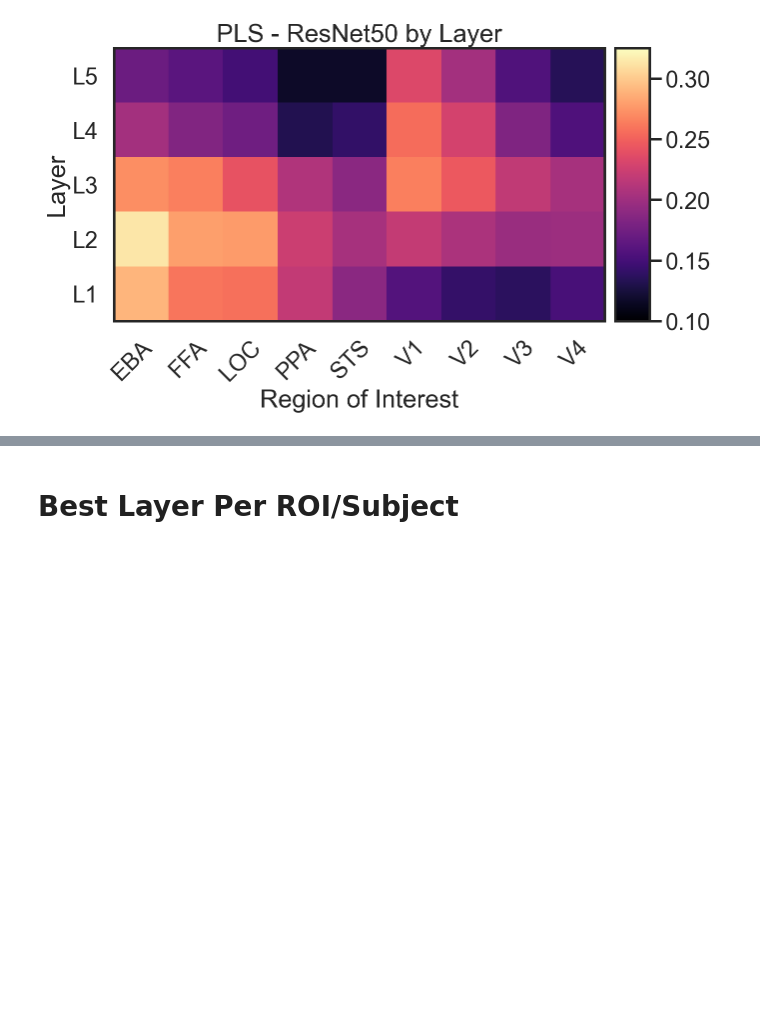
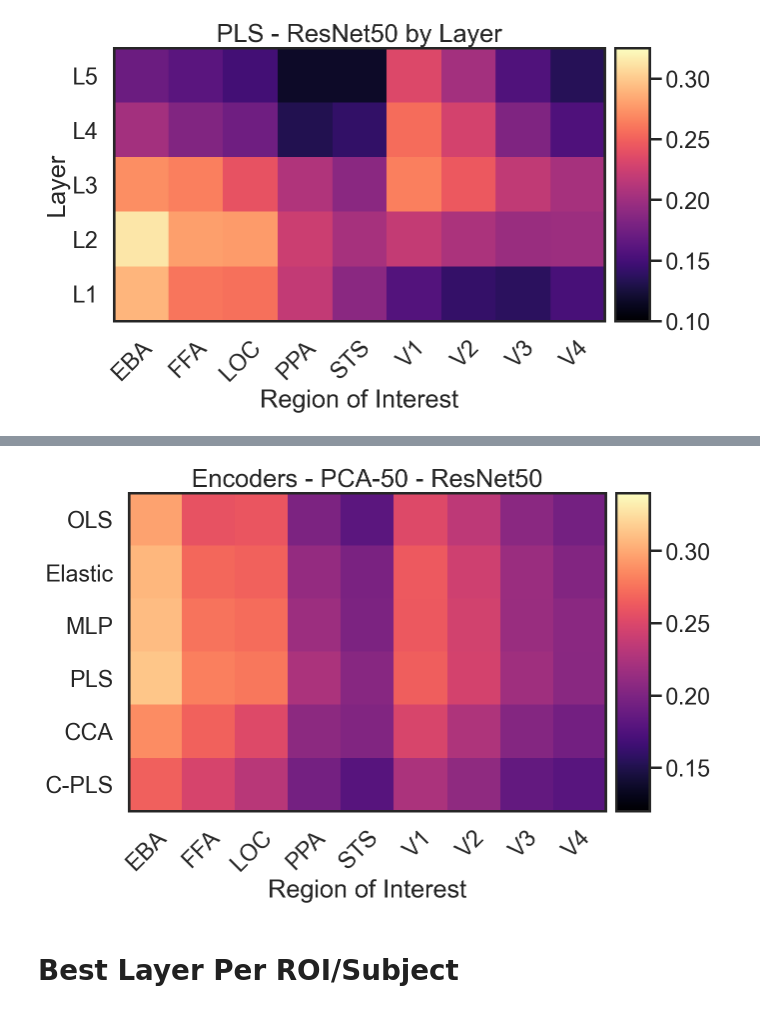
Before and after one commit to RobertTLange/algonauts-2021, a Jupyter notebook: notebooks/inspect_experiments.ipynb, the cells around one changed output, grey strips where cells are left out. Cells and saved outputs as stored; diff of their text form; code cells hidden in the pictures; blank space fills up the shorter version.

```diff
--- a/notebooks/inspect_experiments.ipynb
+++ b/notebooks/inspect_experiments.ipynb
@@ -131,0 +214,15 @@ plot_combined_scores([umap_100, umap_250, umap_500, pca_25, pca_50, pca_100, pca
+# %%
+meta_log_ols, hyper_log_ols = load_result_logs("../data/experiments/roi/ols_pca_50_resnet50_bo_25")
+meta_log_elastic, hyper_log_elastic = load_result_logs("../data/experiments/roi/elastic_pca_50_resnet50_bo_25")
+meta_log_mlp, hyper_log_mlp = load_result_logs("../data/experiments/roi/mlp_pca_50_resnet50_bo_25")
+meta_log_pls, hyper_log_pls = load_result_logs("../data/experiments/roi/pls_50_resnet50_bo_25")
+meta_log_cca, hyper_log_cca = load_result_logs("../data/experiments/roi/cca_pca_50_resnet50_bo_25")
+meta_log_cpls, hyper_log_cpls = load_result_logs("../data/experiments/roi/cpls_pca_50_resnet50_bo_25")
+
+
+ols = get_norm_score(hyper_log_ols)
+elastic = get_norm_score(hyper_log_elastic)
+mlp = get_norm_score(hyper_log_mlp)
+pls = get_norm_score(hyper_log_pls)
+cca = get_norm_score(hyper_log_cca)
+cpls = get_norm_score(hyper_log_cpls)
@@ -132,3 +242,13 @@ plot_combined_scores([umap_100, umap_250, umap_500, pca_25, pca_50, pca_100, pca
+# %%
+scores = [ols, elastic, mlp, pls, cca, cpls]
+range_y = ['OLS', "Elastic", "MLP", "PLS", "CCA", "C-PLS"][::-1]
+range_x = ["EBA", "FFA", "LOC", "PPA", "STS", "V1", "V2", "V3", "V4"]
+title = "Encoders - PCA-50 - ResNet50"
+ylabel = None
+plot_combined_scores(scores, range_x, range_y, title, ylabel,
+                     min_heat=0.12, max_heat=0.34)
+# %% [output]
+[figure, added]
 # %% [markdown]
 # Best Layer Per ROI/Subject
 # %%
```
Also changed, not shown: parts of 10 cells of this notebook, 9 other files.
